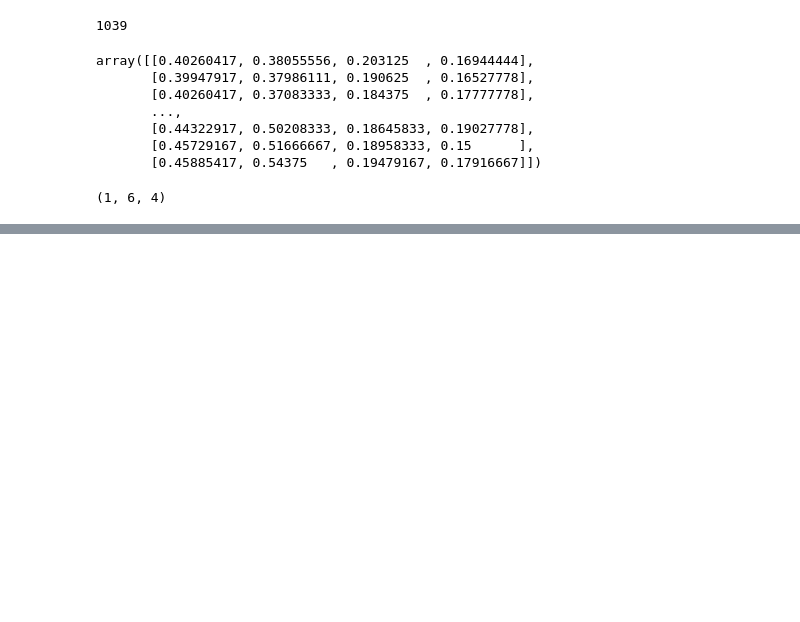
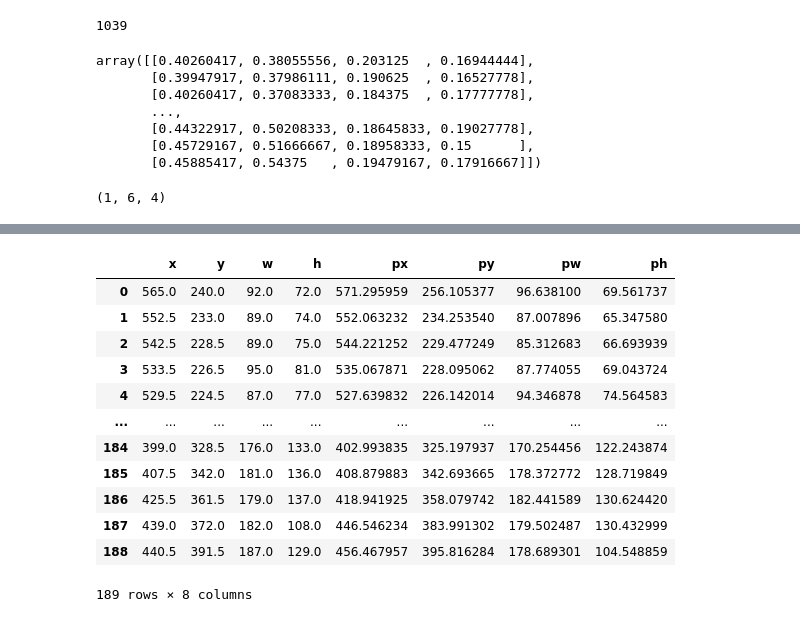
Before and after one commit to D-Belinda/visualTracking, a Jupyter notebook: lstm.ipynb, the cells around one changed output, grey strips where cells are left out. Cells and saved outputs as stored; diff of their text form; code cells hidden in the pictures; blank space fills up the shorter version.

```diff
--- a/lstm.ipynb
+++ b/lstm.ipynb
@@ -113,0 +111,2 @@ plt.plot(range(len(loss_per_ep)),loss_per_ep)
+# %%
+last_train_batch = train[-n_inputs:].reshape((1,n_inputs, n_features))
@@ -113,0 +191,17 @@ plt.plot(range(len(loss_per_ep)),loss_per_ep)
+# %%
+plot = pd.DataFrame(np.hstack((test_cp, test_predictions)), columns=['x','y','w','h','px','py','pw','ph'])
+plot
+# %% [output]
+|  | x | y | w | h | px | py | pw | ph |
+| 0 | 565.0 | 240.0 | 92.0 | 72.0 | 571.295959 | 256.105377 | 96.638100 | 69.561737 |
+| 1 | 552.5 | 233.0 | 89.0 | 74.0 | 552.063232 | 234.253540 | 87.007896 | 65.347580 |
+| 2 | 542.5 | 228.5 | 89.0 | 75.0 | 544.221252 | 229.477249 | 85.312683 | 66.693939 |
+| 3 | 533.5 | 226.5 | 95.0 | 81.0 | 535.067871 | 228.095062 | 87.774055 | 69.043724 |
+| 4 | 529.5 | 224.5 | 87.0 | 77.0 | 527.639832 | 226.142014 | 94.346878 | 74.564583 |
+| ... | ... | ... | ... | ... | ... | ... | ... | ... |
+| 184 | 399.0 | 328.5 | 176.0 | 133.0 | 402.993835 | 325.197937 | 170.254456 | 122.243874 |
+| 185 | 407.5 | 342.0 | 181.0 | 136.0 | 408.879883 | 342.693665 | 178.372772 | 128.719849 |
+| 186 | 425.5 | 361.5 | 179.0 | 137.0 | 418.941925 | 358.079742 | 182.441589 | 130.624420 |
+| 187 | 439.0 | 372.0 | 182.0 | 108.0 | 446.546234 | 383.991302 | 179.502487 | 130.432999 |
+| 188 | 440.5 | 391.5 | 187.0 | 129.0 | 456.467957 | 395.816284 | 178.689301 | 104.548859 |
+189 rows × 8 columns
```
Also changed, not shown: parts of 12 cells of this notebook.
